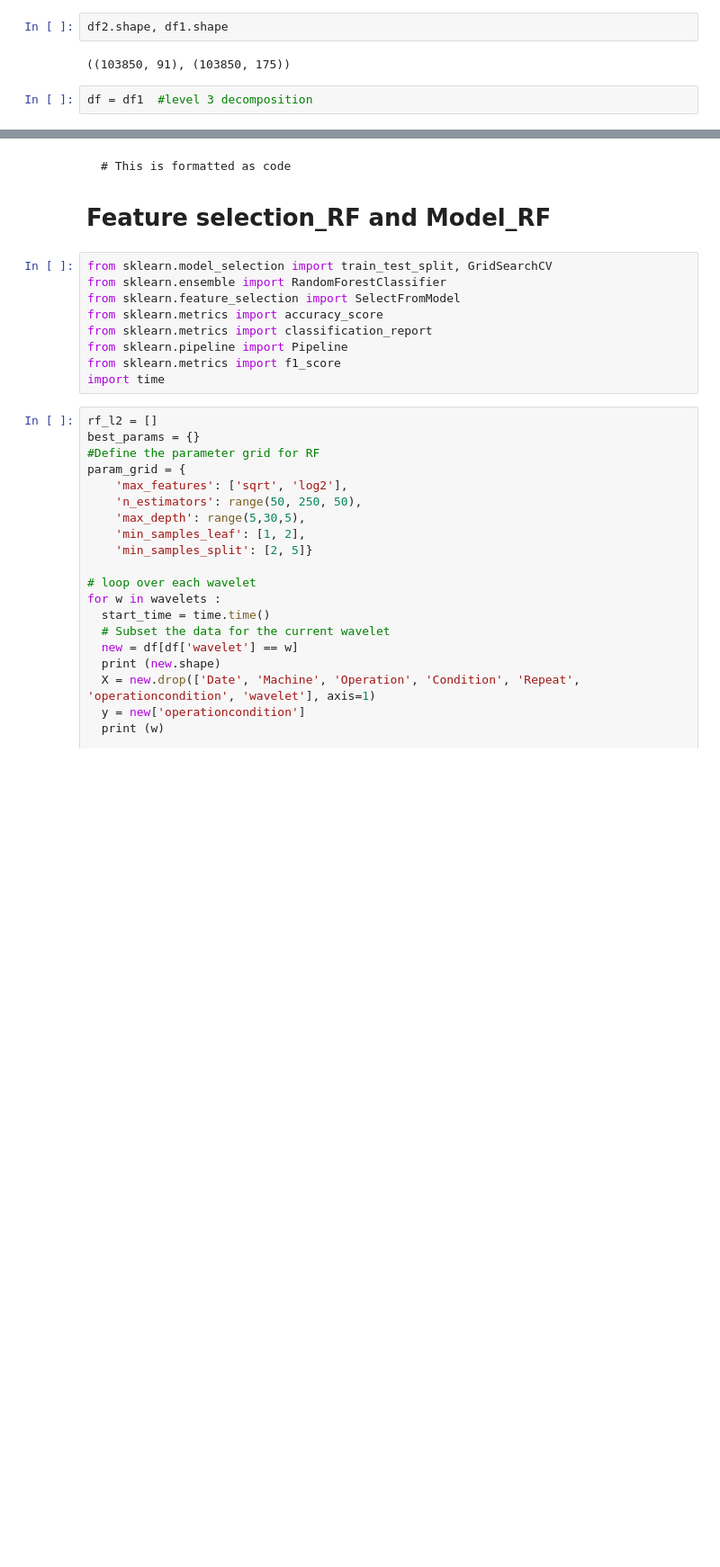
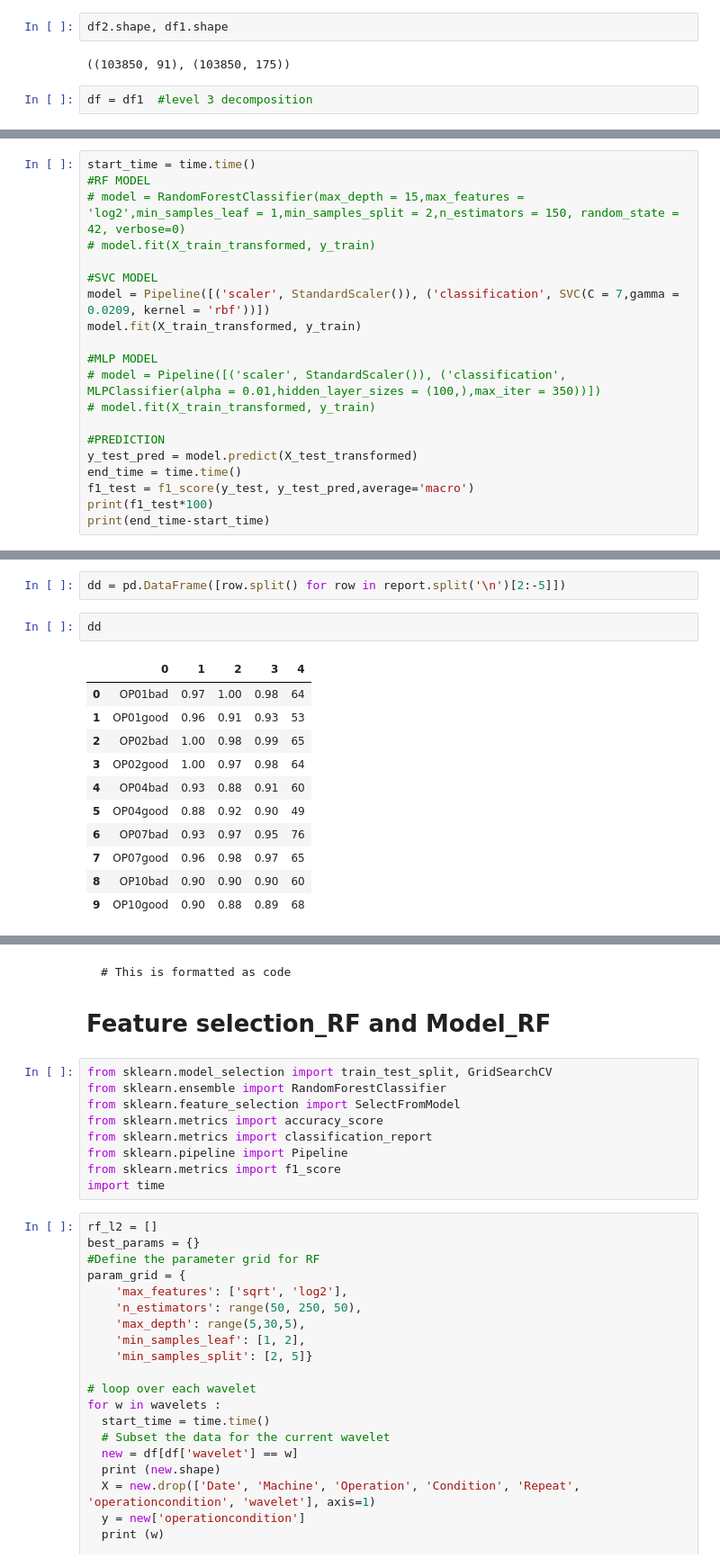
Before and after one commit to AbbasHussain72/Wavelet-featre-extraction-, a Jupyter notebook: current_wavelet_Transform_Technique.ipynb, the cells around one changed output, grey strips where cells are left out. Shown at 90% size. Cells and saved outputs as stored; diff of their text form; blank space fills up the shorter version.

```diff
--- a/current_wavelet_Transform_Technique.ipynb
+++ b/current_wavelet_Transform_Technique.ipynb
@@ -534,0 +523,20 @@ print(f1_test)
+# %%
+start_time = time.time()
+#RF MODEL
+# model = RandomForestClassifier(max_depth = 15,max_features = 'log2',min_samples_leaf = 1,min_samples_split = 2,n_estimators = 150, random_state = 42, verbose=0)
+# model.fit(X_train_transformed, y_train)
+
+#SVC MODEL
+model = Pipeline([('scaler', StandardScaler()), ('classification', SVC(C = 7,gamma = 0.0209, kernel = 'rbf'))])
+model.fit(X_train_transformed, y_train)
+
+#MLP MODEL
+# model = Pipeline([('scaler', StandardScaler()), ('classification', MLPClassifier(alpha = 0.01,hidden_layer_sizes = (100,),max_iter = 350))])
+# model.fit(X_train_transformed, y_train)
+
+#PREDICTION
+y_test_pred = model.predict(X_test_transformed)
+end_time = time.time()
+f1_test = f1_score(y_test, y_test_pred,average='macro')
+print(f1_test*100)
+print(end_time-start_time)
@@ -534,0 +575,16 @@ print(f1_test)
+# %%
+dd = pd.DataFrame([row.split() for row in report.split('\n')[2:-5]])
+# %%
+dd
+# %% [output]
+|  | 0 | 1 | 2 | 3 | 4 |
+| 0 | OP01bad | 0.97 | 1.00 | 0.98 | 64 |
+| 1 | OP01good | 0.96 | 0.91 | 0.93 | 53 |
+| 2 | OP02bad | 1.00 | 0.98 | 0.99 | 65 |
+| 3 | OP02good | 1.00 | 0.97 | 0.98 | 64 |
+| 4 | OP04bad | 0.93 | 0.88 | 0.91 | 60 |
+| 5 | OP04good | 0.88 | 0.92 | 0.90 | 49 |
+| 6 | OP07bad | 0.93 | 0.97 | 0.95 | 76 |
+| 7 | OP07good | 0.96 | 0.98 | 0.97 | 65 |
+| 8 | OP10bad | 0.90 | 0.90 | 0.90 | 60 |
+| 9 | OP10good | 0.90 | 0.88 | 0.89 | 68 |
```
Also changed, not shown: parts of 21 cells of this notebook.
